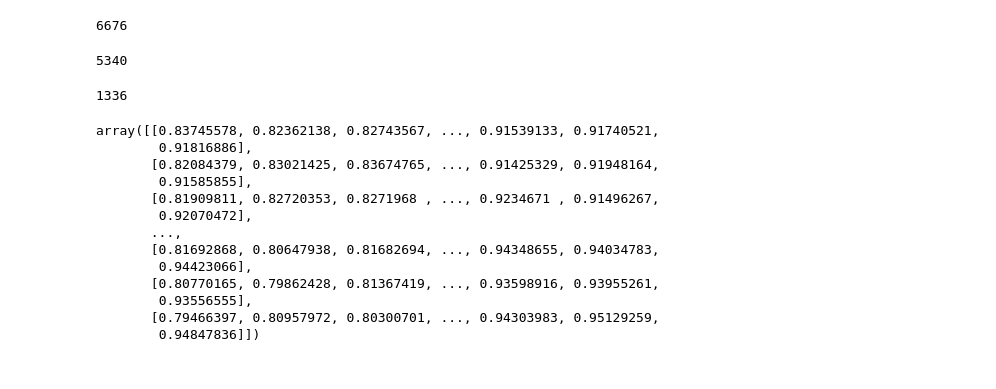
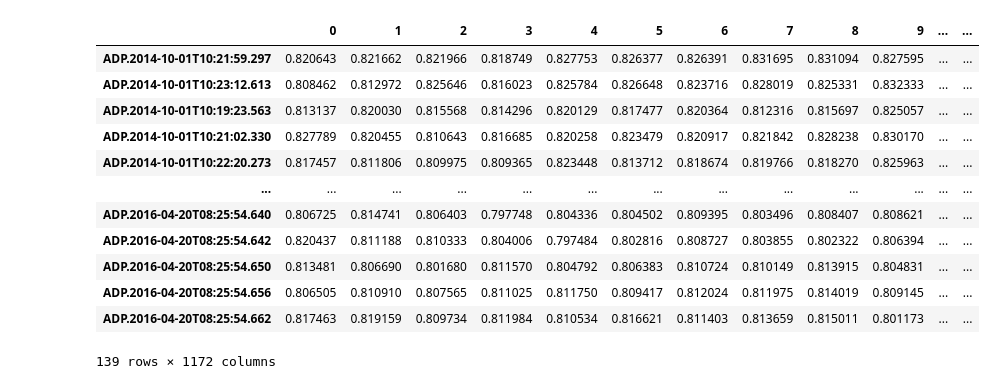
Before and after one commit to Ajb2307/exo-comets, a Jupyter notebook: ProjectExoComet/Autoencoder_project.ipynb, the cells around one changed output. Cells and saved outputs as stored; diff of their text form; code cells hidden in the pictures.

```diff
--- a/ProjectExoComet/Autoencoder_project.ipynb
+++ b/ProjectExoComet/Autoencoder_project.ipynb
@@ -30,34 +70,30 @@ flux_data = df.iloc[:, 0:1170].values
 scaler = MinMaxScaler()
 scaler2 = StandardScaler()
 flux_normalized = scaler2.fit_transform(flux_data)
+# %%
+df
+# %% [output]
+|  | 0 | 1 | 2 | 3 | 4 | 5 | 6 | 7 | 8 | 9 | ... | ... |
+| ADP.2014-10-01T10:21:59.297 | 0.820643 | 0.821662 | 0.821966 | 0.818749 | 0.827753 | 0.826377 | 0.826391 | 0.831695 | 0.831094 | 0.827595 | ... | ... |
+| ADP.2014-10-01T10:23:12.613 | 0.808462 | 0.812972 | 0.825646 | 0.816023 | 0.825784 | 0.826648 | 0.823716 | 0.828019 | 0.825331 | 0.832333 | ... | ... |
+| ADP.2014-10-01T10:19:23.563 | 0.813137 | 0.820030 | 0.815568 | 0.814296 | 0.820129 | 0.817477 | 0.820364 | 0.812316 | 0.815697 | 0.825057 | ... | ... |
+| ADP.2014-10-01T10:21:02.330 | 0.827789 | 0.820455 | 0.810643 | 0.816685 | 0.820258 | 0.823479 | 0.820917 | 0.821842 | 0.828238 | 0.830170 | ... | ... |
+| ADP.2014-10-01T10:22:20.273 | 0.817457 | 0.811806 | 0.809975 | 0.809365 | 0.823448 | 0.813712 | 0.818674 | 0.819766 | 0.818270 | 0.825963 | ... | ... |
+| ... | ... | ... | ... | ... | ... | ... | ... | ... | ... | ... | ... | ... |
+| ADP.2016-04-20T08:25:54.640 | 0.806725 | 0.814741 | 0.806403 | 0.797748 | 0.804336 | 0.804502 | 0.809395 | 0.803496 | 0.808407 | 0.808621 | ... | ... |
+| ADP.2016-04-20T08:25:54.642 | 0.820437 | 0.811188 | 0.810333 | 0.804006 | 0.797484 | 0.802816 | 0.808727 | 0.803855 | 0.802322 | 0.806394 | ... | ... |
+| ADP.2016-04-20T08:25:54.650 | 0.813481 | 0.806690 | 0.801680 | 0.811570 | 0.804792 | 0.806383 | 0.810724 | 0.810149 | 0.813915 | 0.804831 | ... | ... |
+| ADP.2016-04-20T08:25:54.656 | 0.806505 | 0.810910 | 0.807565 | 0.811025 | 0.811750 | 0.809417 | 0.812024 | 0.811975 | 0.814019 | 0.809145 | ... | ... |
+| ADP.2016-04-20T08:25:54.662 | 0.817463 | 0.819159 | 0.809734 | 0.811984 | 0.810534 | 0.816621 | 0.811403 | 0.813659 | 0.815011 | 0.801173 | ... | ... |
+139 rows × 1172 columns
 # %%
 X_train, X_test = train_test_split(flux_normalized, test_size=0.2, random_state=42)
 # %%
-len(flux_normalized)
+#len(flux_normalized)
-# %% [output]
-6676
 # %%
-len(X_train)
+#len(X_train)
-# %% [output]
-5340
 # %%
-len(X_test)
+#len(X_test)
-# %% [output]
-1336
 # %%
-flux_data
+#flux_data
-# %% [output]
-array([[0.83745578, 0.82362138, 0.82743567, ..., 0.91539133, 0.91740521,
-        0.91816886],
-       [0.82084379, 0.83021425, 0.83674765, ..., 0.91425329, 0.91948164,
-        0.91585855],
-       [0.81909811, 0.82720353, 0.8271968 , ..., 0.9234671 , 0.91496267,
-        0.92070472],
-       ...,
-       [0.81692868, 0.80647938, 0.81682694, ..., 0.94348655, 0.94034783,
-        0.94423066],
-       [0.80770165, 0.79862428, 0.81367419, ..., 0.93598916, 0.93955261,
-        0.93556555],
-       [0.79466397, 0.80957972, 0.80300701, ..., 0.94303983, 0.95129259,
-        0.94847836]])
 # %%
```
Also changed, not shown: parts of 16 cells of this notebook.
